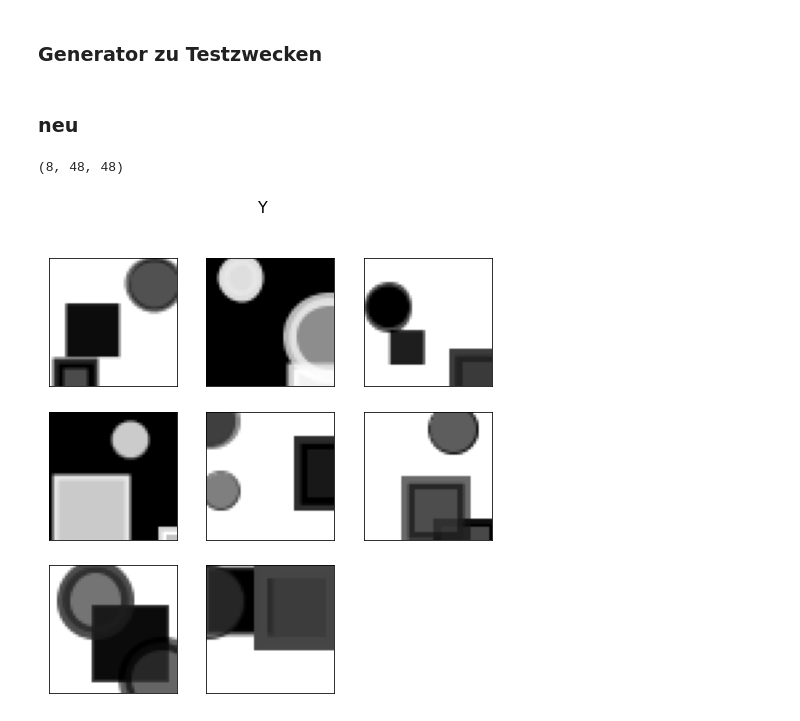
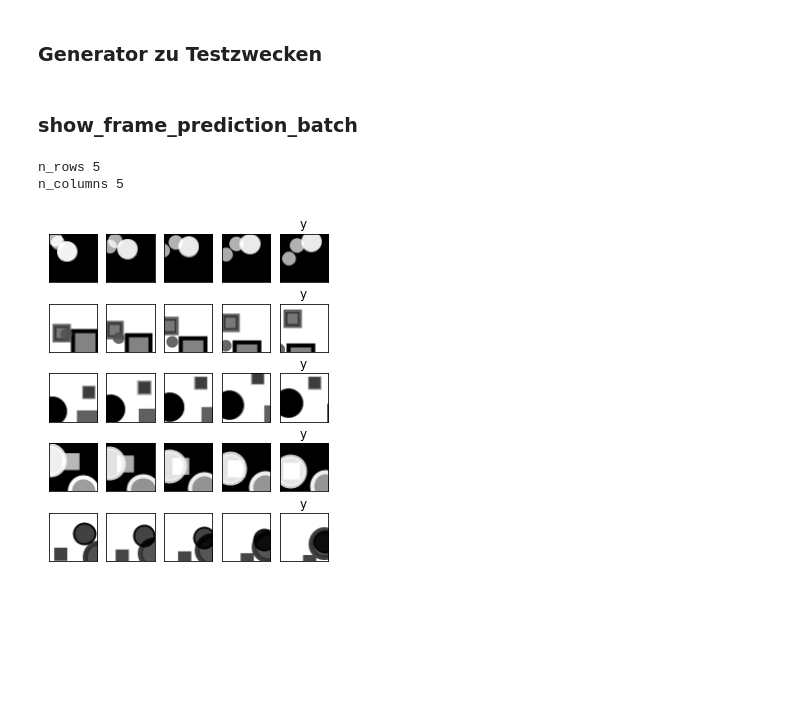
Before and after one commit to MaschinenNah/ml_utils_develop_and_test, a Jupyter notebook: ml_utils_show_develop_and_test.ipynb, the cells around one changed output. Drawn from its saved outputs; the diff is of its cells as text; code cells hidden in the pictures; blank space fills up the shorter version.

```diff
--- a/ml_utils_show_develop_and_test.ipynb
+++ b/ml_utils_show_develop_and_test.ipynb
@@ -116,7 +74,7 @@ show_and_compare_batch(gen[0], 4)
 # %% [markdown]
 ### Generator zu Testzwecken
 # %%
-zip_url = "https://github.com/MaschinenNah/ml_utils_develop_and_test/raw/main/ml_utils_show_demo_data_01.zip"
+zip_url = "https://github.com/MaschinenNah/ml_utils_develop_and_test/raw/main/ml_utils_show_demo_data_02.zip"
 load.load_and_unzip_from_url(zip_url)
 # %%
 from tensorflow.keras.utils import Sequence
@@ -182,6 +138,13 @@ class FramePredictionGenerator(Sequence):
     empty_batch_y = np.empty((self.batch_size,) + (self.frame_shape), "float32")
     return empty_batch_x, empty_batch_y
 # %% [markdown]
-### neu
+### show_frame_prediction_batch
 # %%
-frame_pred_gen = FramePredictionGenerator("/content/data/scenes", (48, 48), 8, 8)
+frame_pred_gen = FramePredictionGenerator("/content/data/scenes", (48, 48), 4, 5)
+batch = frame_pred_gen[0]
+
+show.show_frame_prediction_batch(batch)
+# %% [output]
+n_rows 5
+n_columns 5
+[figure, added]
@@ -190,8 +150,0 @@ batch = frame_pred_gen[0]
-# %%
-batch[1].shape
-# %% [output]
-(8, 48, 48)
-# %%
-show_images_from_np_array(batch[1], "Y")
-# %% [output]
-[figure, removed]
```
Also changed, not shown: parts of 12 cells of this notebook.
